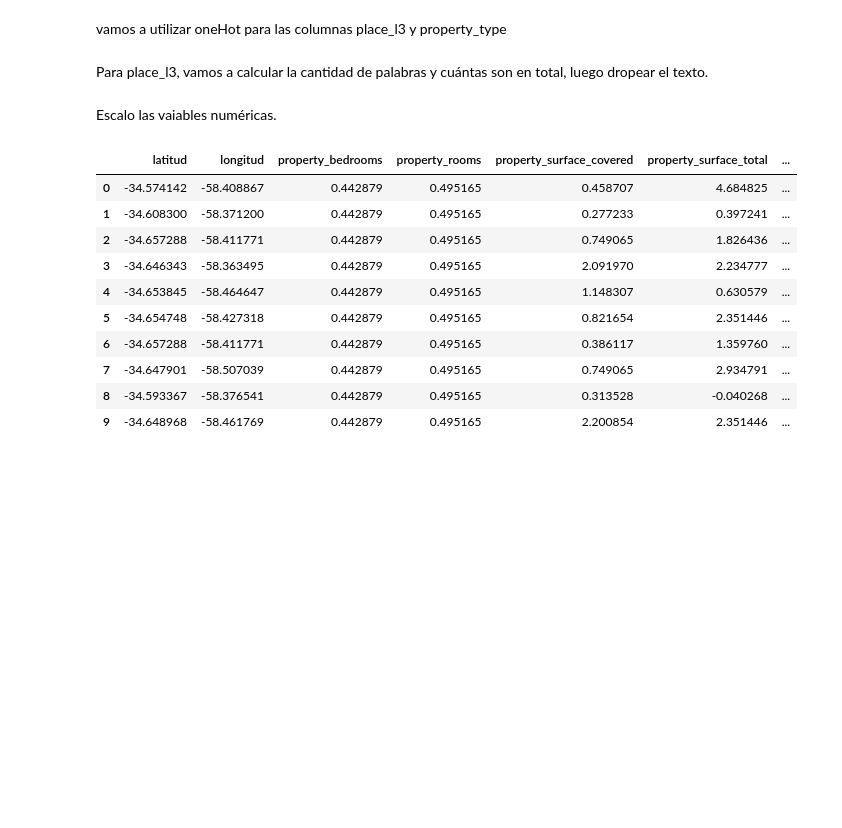
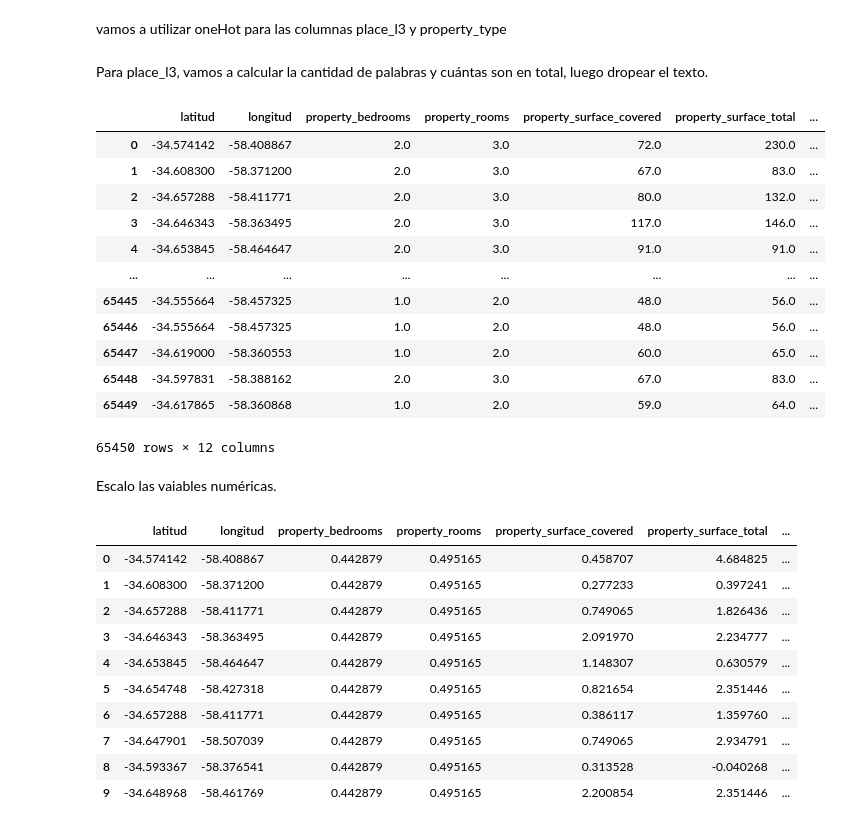
Before and after one commit to AlanRichmond/7506R-1C2024-GRUPO10, a Jupyter notebook: 7506R_TP1_GRUPO10_ENTREGA_N3.ipynb, the cells around one changed output. Saved outputs shown, nothing was run; the diff lists cells and outputs as text; code cells hidden in the pictures; blank space fills up the shorter version.

```diff
--- a/7506R_TP1_GRUPO10_ENTREGA_N3.ipynb
+++ b/7506R_TP1_GRUPO10_ENTREGA_N3.ipynb
@@ -326,12 +323,26 @@ vamos a utilizar oneHot para las columnas place_l3 y property_type
 # %%
-# En este caso, no funcionará porque drop_first borra la columna property_type_Casa
-df_dummies = pd.get_dummies(df_por_tipo_de_propiedad, columns=['property_type'], drop_first=True, dtype=int)
+df_dummies = pd.get_dummies(df_por_tipo_de_propiedad, columns=['property_type'], drop_first=False, dtype=int)
 # %% [markdown]
 Para place_l3, vamos a calcular la cantidad de palabras y cuántas son en total, luego dropear el texto.
 # %%
 df_dummies['title_len'] = df_dummies['place_l3'].str.len()
 df_dummies['title_words'] = df_dummies['place_l3'].str.split().str.len()
 df_dummies.drop(['place_l3'], axis=1, inplace=True)
+df_dummies
+# %% [output]
+|  | latitud | longitud | property_bedrooms | property_rooms | property_surface_covered | property_surface_total | ... |
+| 0 | -34.574142 | -58.408867 | 2.0 | 3.0 | 72.0 | 230.0 | ... |
+| 1 | -34.608300 | -58.371200 | 2.0 | 3.0 | 67.0 | 83.0 | ... |
+| 2 | -34.657288 | -58.411771 | 2.0 | 3.0 | 80.0 | 132.0 | ... |
+| 3 | -34.646343 | -58.363495 | 2.0 | 3.0 | 117.0 | 146.0 | ... |
+| 4 | -34.653845 | -58.464647 | 2.0 | 3.0 | 91.0 | 91.0 | ... |
+| ... | ... | ... | ... | ... | ... | ... | ... |
+| 65445 | -34.555664 | -58.457325 | 1.0 | 2.0 | 48.0 | 56.0 | ... |
+| 65446 | -34.555664 | -58.457325 | 1.0 | 2.0 | 48.0 | 56.0 | ... |
+| 65447 | -34.619000 | -58.360553 | 1.0 | 2.0 | 60.0 | 65.0 | ... |
+| 65448 | -34.597831 | -58.388162 | 2.0 | 3.0 | 67.0 | 83.0 | ... |
+| 65449 | -34.617865 | -58.360868 | 1.0 | 2.0 | 59.0 | 64.0 | ... |
+65450 rows × 12 columns
 # %% [markdown]
 Escalo las vaiables numéricas.
 # %%
```
Also changed, not shown: parts of 19 cells of this notebook.
